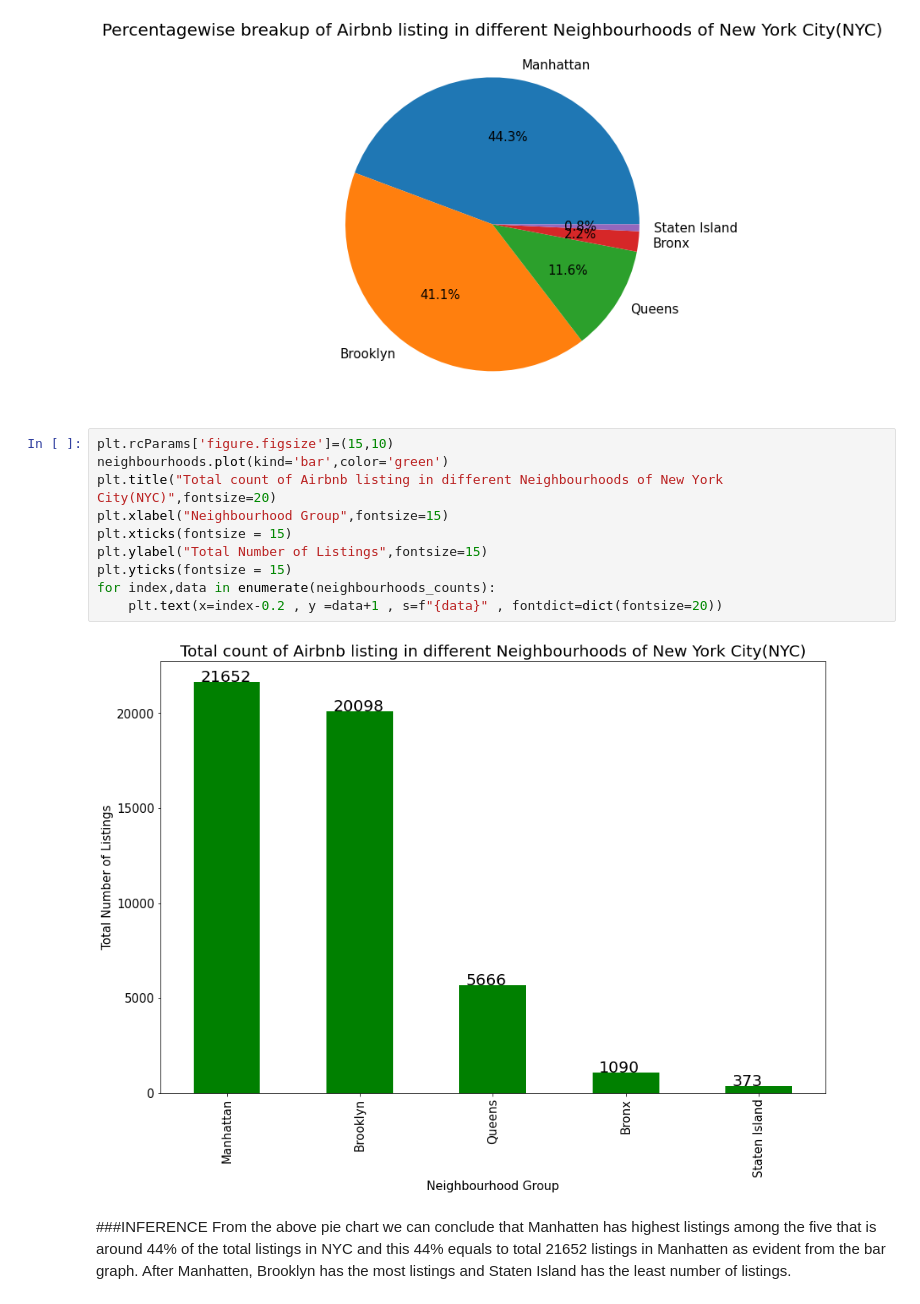
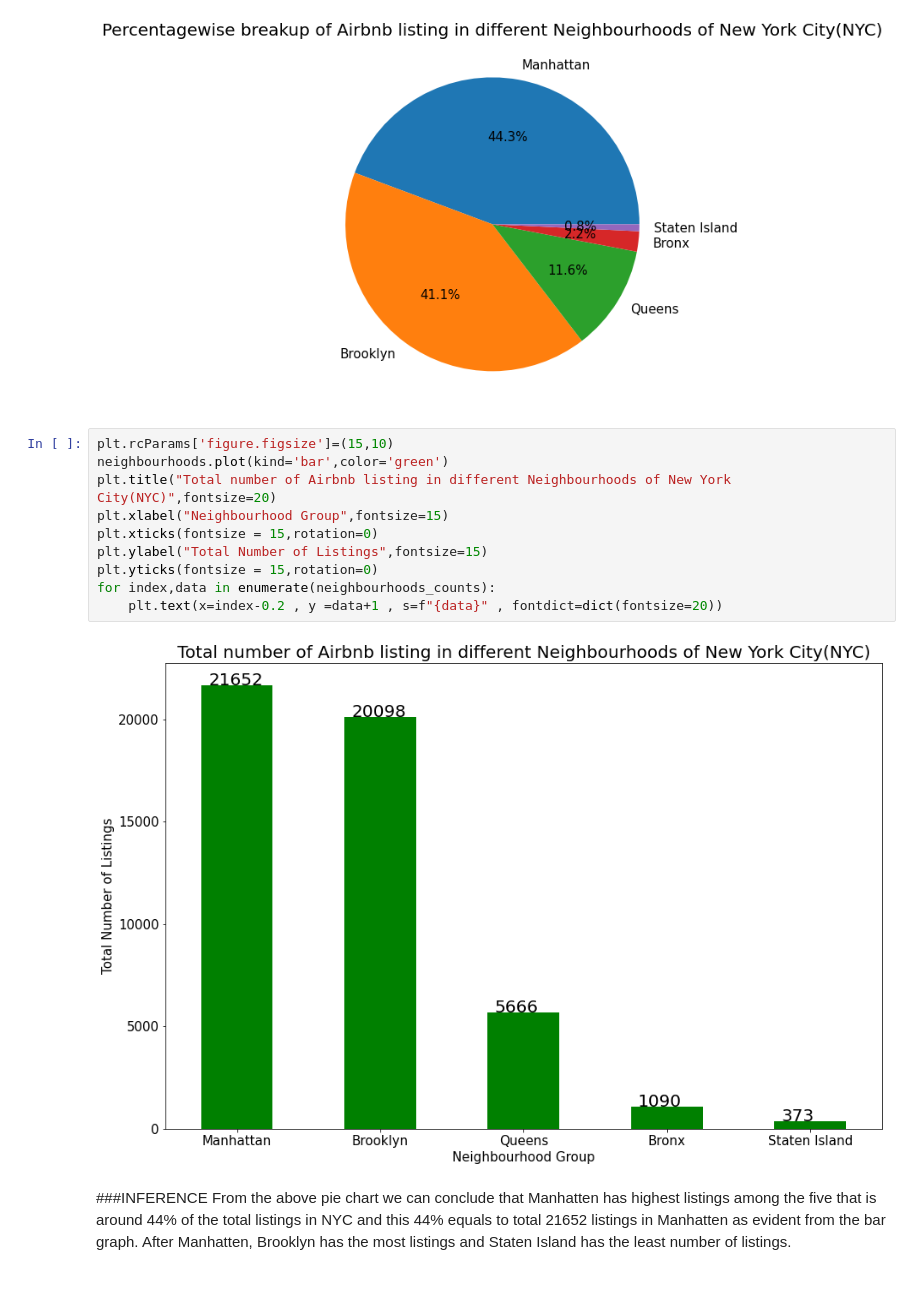
Before and after one commit to shubhamjangid510/EDA-Capstone-Airbnb-Analysis, a Jupyter notebook: Airbnb_Bookings_Analysis_Capstone_Project.ipynb, the cells around one changed output. Drawn from its saved outputs; the diff is of its cells as text.

```diff
--- a/Airbnb_Bookings_Analysis_Capstone_Project.ipynb
+++ b/Airbnb_Bookings_Analysis_Capstone_Project.ipynb
@@ -158,15 +162,15 @@ Text(0.5, 0, '')
 # %%
 plt.rcParams['figure.figsize']=(15,10)
 neighbourhoods.plot(kind='bar',color='green')
-plt.title("Total count of Airbnb listing in different Neighbourhoods of New York City(NYC)",fontsize=20)
+plt.title("Total number of Airbnb listing in different Neighbourhoods of New York City(NYC)",fontsize=20)
 plt.xlabel("Neighbourhood Group",fontsize=15)
-plt.xticks(fontsize = 15)
+plt.xticks(fontsize = 15,rotation=0)
 plt.ylabel("Total Number of Listings",fontsize=15)
-plt.yticks(fontsize = 15)
+plt.yticks(fontsize = 15,rotation=0)
 for index,data in enumerate(neighbourhoods_counts):
     plt.text(x=index-0.2 , y =data+1 , s=f"{data}" , fontdict=dict(fontsize=20))
 # %% [output]
-[figure, old version]
+[figure, new version]
 # %% [markdown]
 ###INFERENCE
 From the above pie chart we can conclude that Manhatten has highest listings among the five that is around 44% of the total listings in NYC and this 44% equals to total 21652 listings in Manhatten as evident from the bar graph.
```
Also changed, not shown: parts of 23 cells of this notebook.
